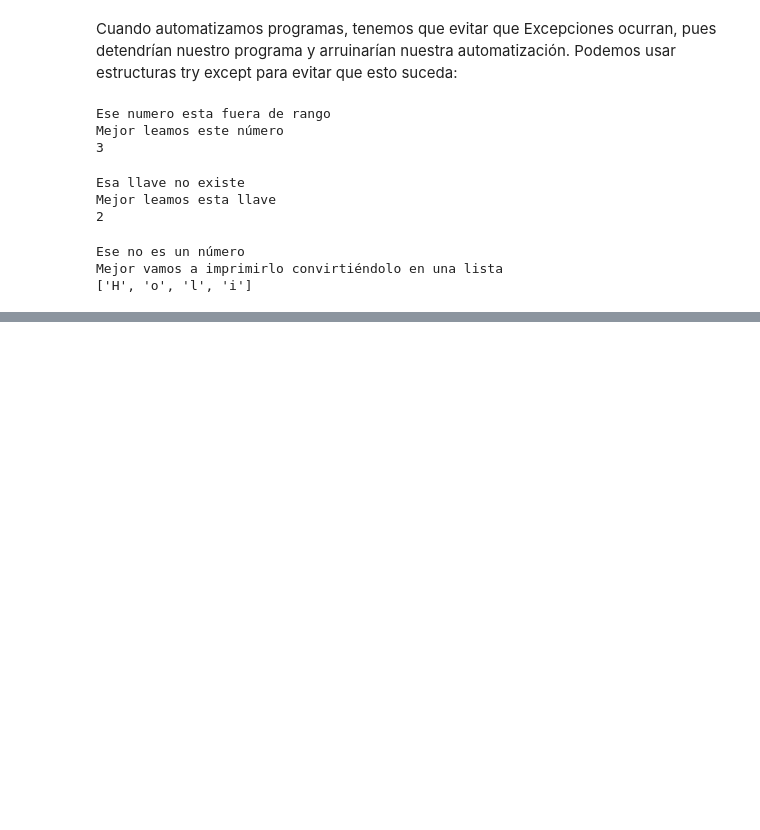
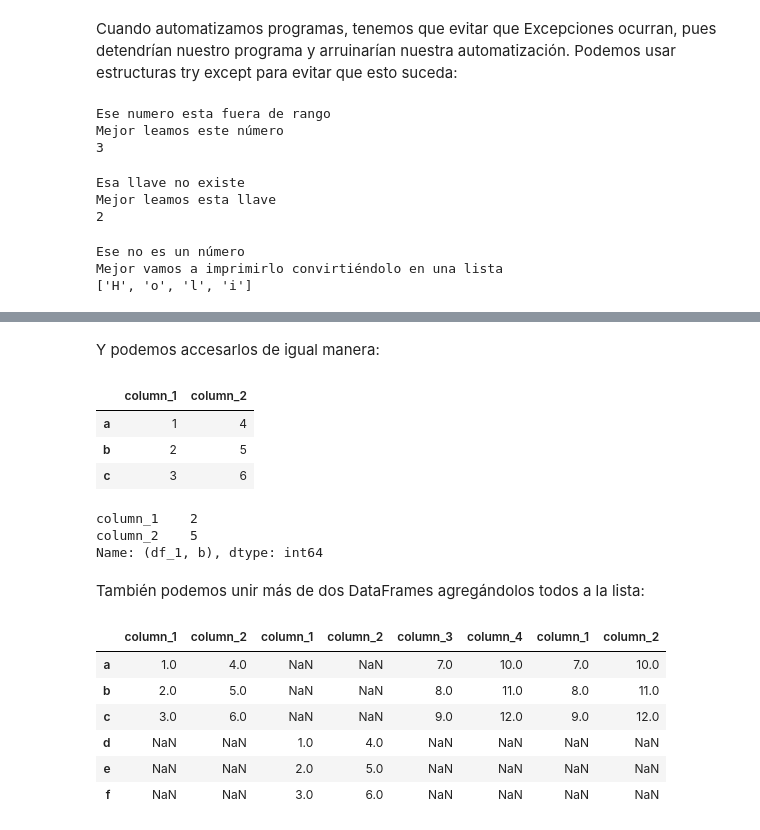
Before and after one commit to ivonnemorenoa/Procesamiento_de_Datos_con_Python, a Jupyter notebook: 6. APIs, Automatización y concatenación de DataFrames/APIs_automation_concatenation_DF.ipynb, the cells around one changed output, grey strips where cells are left out. Drawn from its saved outputs; the diff is of its cells as text; code cells hidden in the pictures; blank space fills up the shorter version.

```diff
--- a/6. APIs, Automatización y concatenación de DataFrames/APIs_automation_concatenation_DF.ipynb
+++ b/6. APIs, Automatización y concatenación de DataFrames/APIs_automation_concatenation_DF.ipynb
@@ -229,0 +325,9 @@ Mejor vamos a imprimirlo convirtiéndolo en una lista
+# %%
+data_1 = {
+    'column_1': [1, 2, 3],
+    'column_2': [4, 5, 6]
+}
+
+df_1 = pd.DataFrame(data_1, index=['a', 'b', 'c'])
+
+df_1
@@ -229,0 +339,9 @@ Mejor vamos a imprimirlo convirtiéndolo en una lista
+# %%
+data_2 = {
+    'column_1': [7, 8, 9],
+    'column_2': [10, 11, 12]
+}
+
+df_2 = pd.DataFrame(data_1, index=['d', 'e', 'f'])
+
+df_2
@@ -229,0 +379,9 @@ Mejor vamos a imprimirlo convirtiéndolo en una lista
+# %%
+data_3 = {
+    'column_3': [7, 8, 9],
+    'column_4': [10, 11, 12]
+}
+
+df_3 = pd.DataFrame(data_3, index=['a', 'b', 'c'])
+
+df_3
@@ -229,0 +402,9 @@ Mejor vamos a imprimirlo convirtiéndolo en una lista
+# %%
+data_4 = {
+    'column_1': [7, 8, 9],
+    'column_2': [10, 11, 12]
+}
+
+df_4 = pd.DataFrame(data_4, index=['a', 'b', 'c'])
+
+df_4
@@ -229,0 +440,27 @@ Mejor vamos a imprimirlo convirtiéndolo en una lista
+# %% [markdown]
+Y podemos accesarlos de igual manera:
+# %%
+df_concat.loc['df_1']
+# %% [output]
+|  | column_1 | column_2 |
+| a | 1 | 4 |
+| b | 2 | 5 |
+| c | 3 | 6 |
+# %%
+df_concat.loc[('df_1', 'b')]
+# %% [output]
+column_1    2
+column_2    5
+Name: (df_1, b), dtype: int64
+# %% [markdown]
+También podemos unir más de dos DataFrames agregándolos todos a la lista:
+# %%
+pd.concat([df_1, df_2, df_3, df_4], axis=1)
+# %% [output]
+|  | column_1 | column_2 | column_1 | column_2 | column_3 | column_4 | column_1 | column_2 |
+| a | 1.0 | 4.0 | NaN | NaN | 7.0 | 10.0 | 7.0 | 10.0 |
+| b | 2.0 | 5.0 | NaN | NaN | 8.0 | 11.0 | 8.0 | 11.0 |
+| c | 3.0 | 6.0 | NaN | NaN | 9.0 | 12.0 | 9.0 | 12.0 |
+| d | NaN | NaN | 1.0 | 4.0 | NaN | NaN | NaN | NaN |
+| e | NaN | NaN | 2.0 | 5.0 | NaN | NaN | NaN | NaN |
+| f | NaN | NaN | 3.0 | 6.0 | NaN | NaN | NaN | NaN |
```
Also changed, not shown: parts of 41 cells of this notebook, 1 other file.
